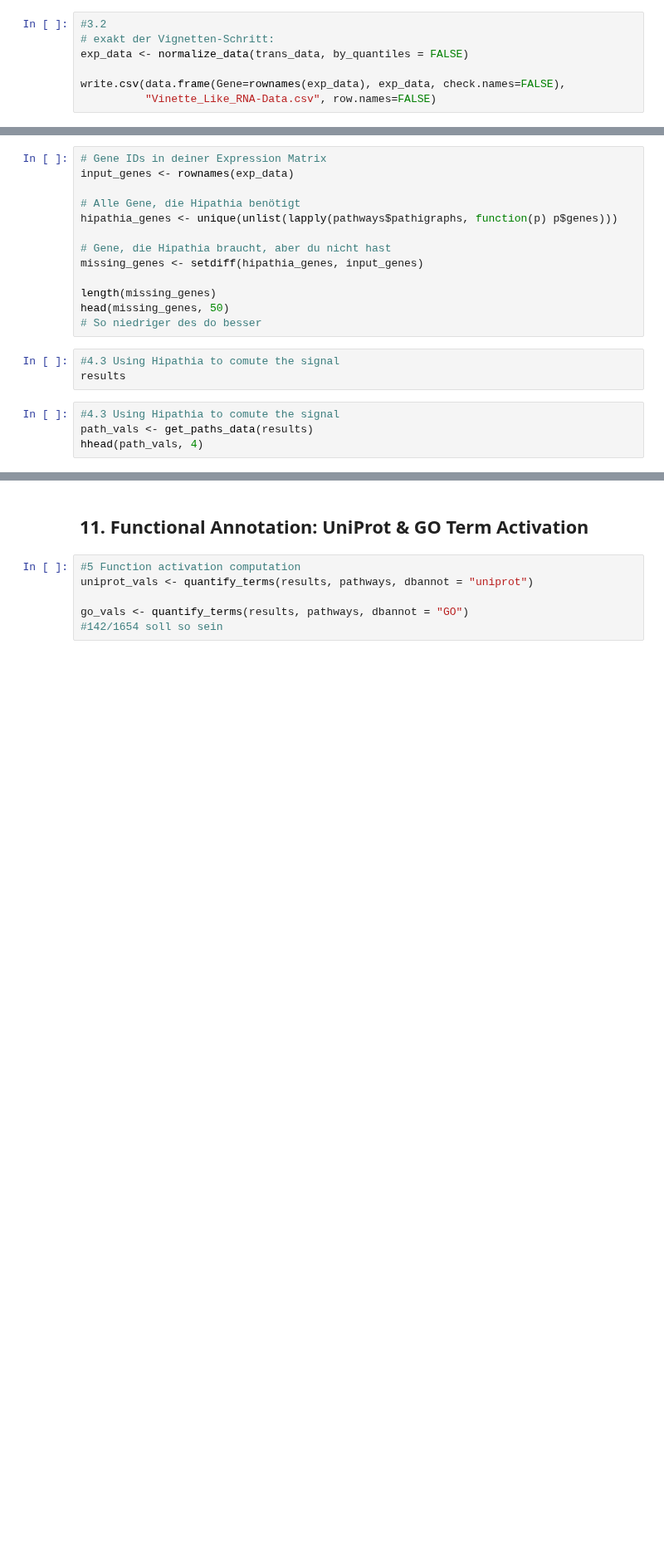
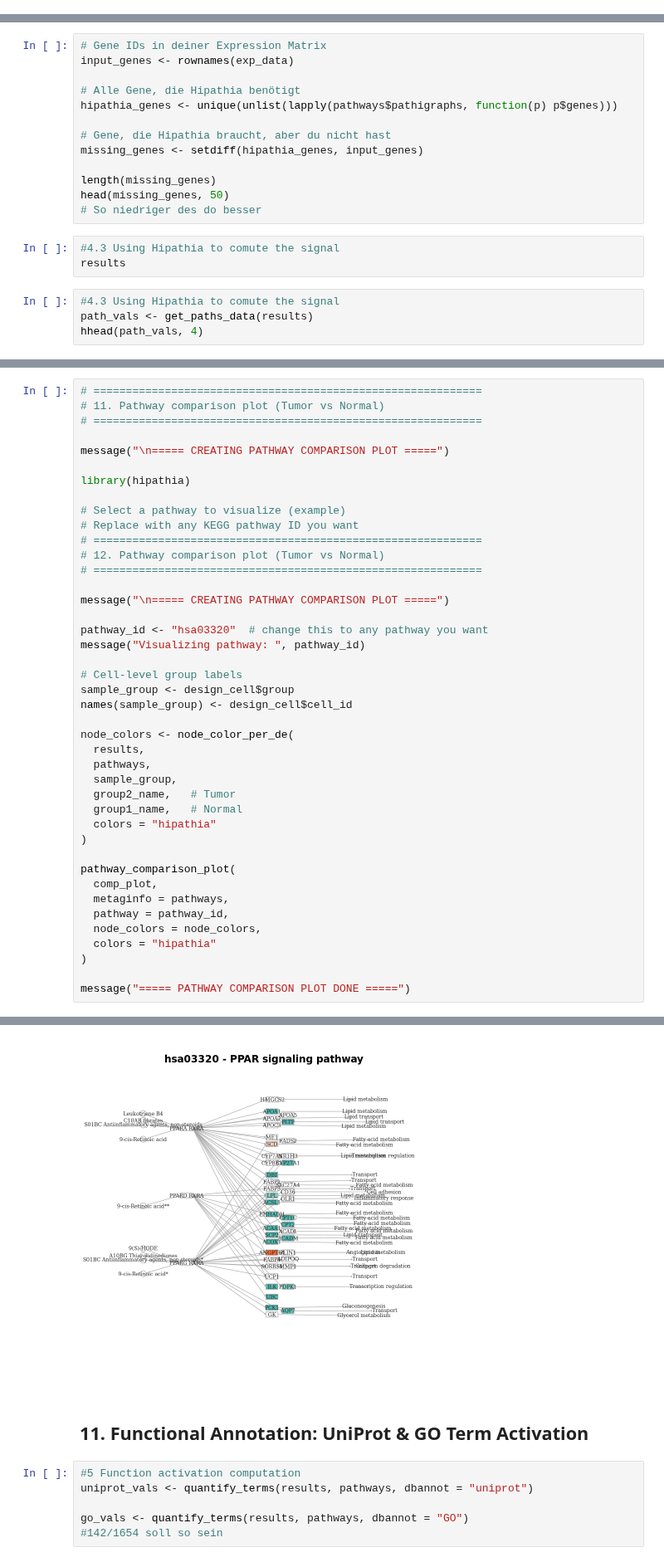
Before and after one commit to BennetDub/mein-r-projekt, a Jupyter notebook: Hipathia withou PB.ipynb, the cells around one changed output, grey strips where cells are left out. Shown at 83% size. Drawn from its saved outputs; the diff is of its cells as text; blank space fills up the shorter version.

```diff
--- a/Hipathia withou PB.ipynb
+++ b/Hipathia withou PB.ipynb
@@ -737,7 +717,0 @@ library(hipathia)
-# %%
-#3.2
-# exakt der Vignetten-Schritt:
-exp_data <- normalize_data(trans_data, by_quantiles = FALSE)
-
-write.csv(data.frame(Gene=rownames(exp_data), exp_data, check.names=FALSE),
-          "Vinette_Like_RNA-Data.csv", row.names=FALSE)
@@ -839,0 +991,43 @@ hhead(path_vals, 4)
+# %%
+# ============================================================
+# 11. Pathway comparison plot (Tumor vs Normal)
+# ============================================================
+
+message("\n===== CREATING PATHWAY COMPARISON PLOT =====")
+
+library(hipathia)
+
+# Select a pathway to visualize (example)
+# Replace with any KEGG pathway ID you want
+# ============================================================
+# 12. Pathway comparison plot (Tumor vs Normal)
+# ============================================================
+
+message("\n===== CREATING PATHWAY COMPARISON PLOT =====")
+
+pathway_id <- "hsa03320"  # change this to any pathway you want
+message("Visualizing pathway: ", pathway_id)
+
+# Cell-level group labels
+sample_group <- design_cell$group
+names(sample_group) <- design_cell$cell_id
+
+node_colors <- node_color_per_de(
+  results,
+  pathways,
+  sample_group,
+  group2_name,   # Tumor
+  group1_name,   # Normal
+  colors = "hipathia"
+)
+
+pathway_comparison_plot(
+  comp_plot,
+  metaginfo = pathways,
+  pathway = pathway_id,
+  node_colors = node_colors,
+  colors = "hipathia"
+)
+
+message("===== PATHWAY COMPARISON PLOT DONE =====")
+# %% [output]
@@ -840,3 +1042,4 @@ hhead(path_vals, 4)
+[figure, added]
 # %% [markdown]
 ## 11. Functional Annotation: UniProt & GO Term Activation
 # %%
```
Also changed, not shown: parts of 18 cells of this notebook.
